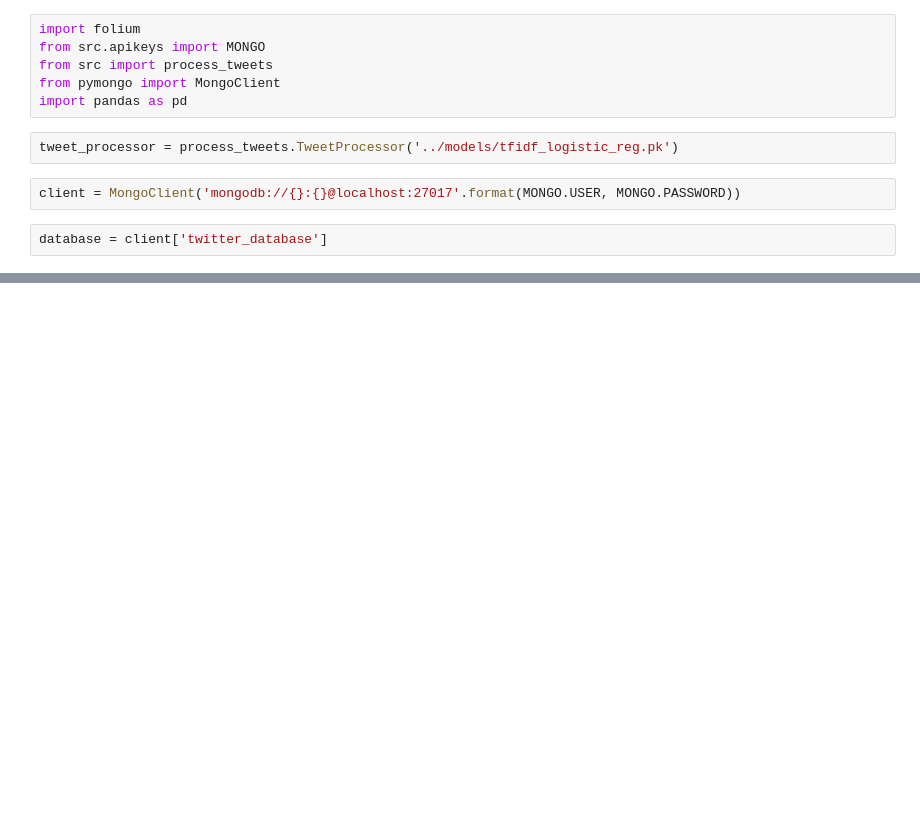
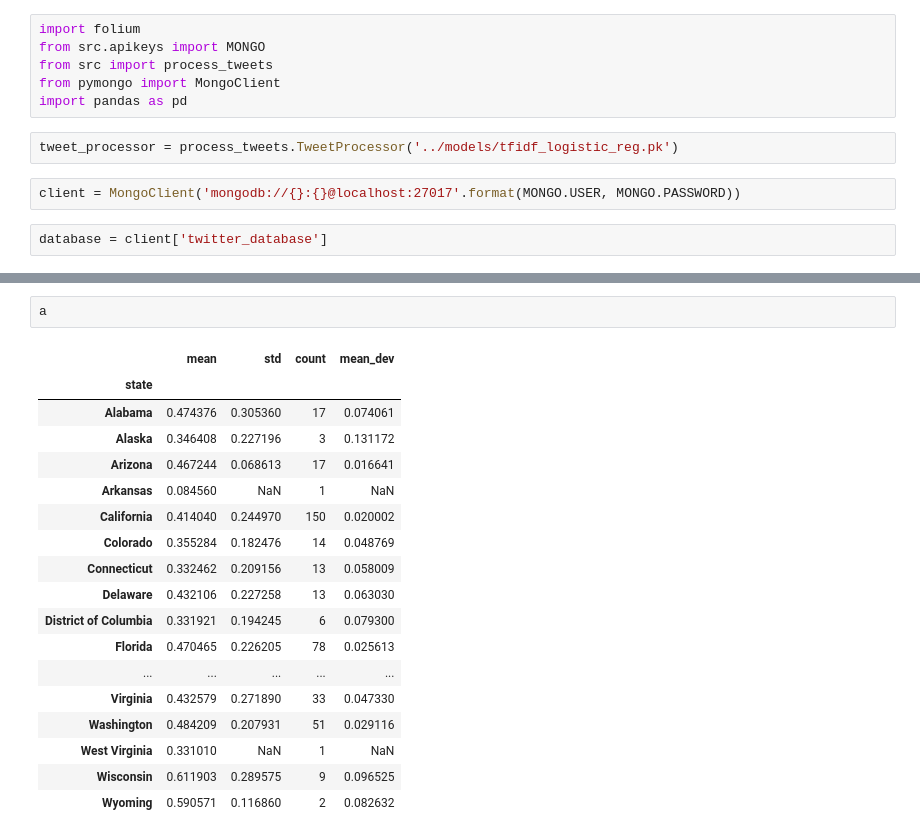
Before and after one commit to mike-camp/Twitter-Sentiment-Analysis, a Jupyter notebook: notebooks/Visualization.ipynb, the cells around one changed output, grey strips where cells are left out. Cells and saved outputs as stored; diff of their text form; blank space fills up the shorter version.

```diff
--- a/notebooks/Visualization.ipynb
+++ b/notebooks/Visualization.ipynb
@@ -62,0 +64,21 @@ a[['mean','mean_dev']].head(10)
+# %%
+a
+# %% [output]
+|  | mean | std | count | mean_dev |
+| state |  |  |  |  |
+| Alabama | 0.474376 | 0.305360 | 17 | 0.074061 |
+| Alaska | 0.346408 | 0.227196 | 3 | 0.131172 |
+| Arizona | 0.467244 | 0.068613 | 17 | 0.016641 |
+| Arkansas | 0.084560 | NaN | 1 | NaN |
+| California | 0.414040 | 0.244970 | 150 | 0.020002 |
+| Colorado | 0.355284 | 0.182476 | 14 | 0.048769 |
+| Connecticut | 0.332462 | 0.209156 | 13 | 0.058009 |
+| Delaware | 0.432106 | 0.227258 | 13 | 0.063030 |
+| District of Columbia | 0.331921 | 0.194245 | 6 | 0.079300 |
+| Florida | 0.470465 | 0.226205 | 78 | 0.025613 |
+| ... | ... | ... | ... | ... |
+| Virginia | 0.432579 | 0.271890 | 33 | 0.047330 |
+| Washington | 0.484209 | 0.207931 | 51 | 0.029116 |
+| West Virginia | 0.331010 | NaN | 1 | NaN |
+| Wisconsin | 0.611903 | 0.289575 | 9 | 0.096525 |
+| Wyoming | 0.590571 | 0.116860 | 2 | 0.082632 |
```
Also changed, not shown: parts of 5 cells of this notebook, 2 other files.
